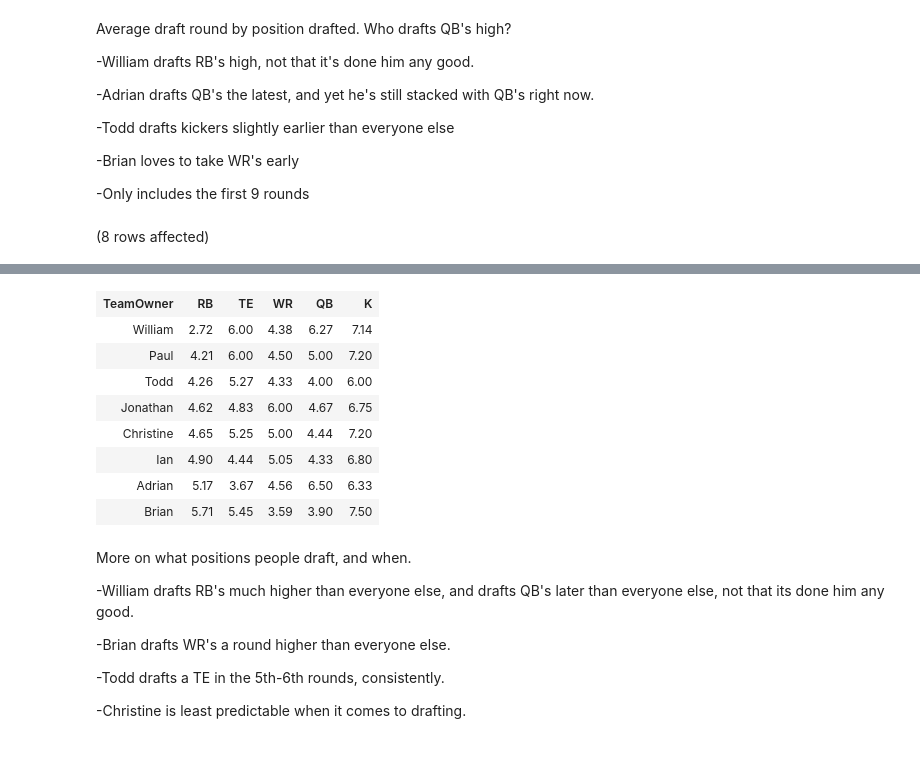
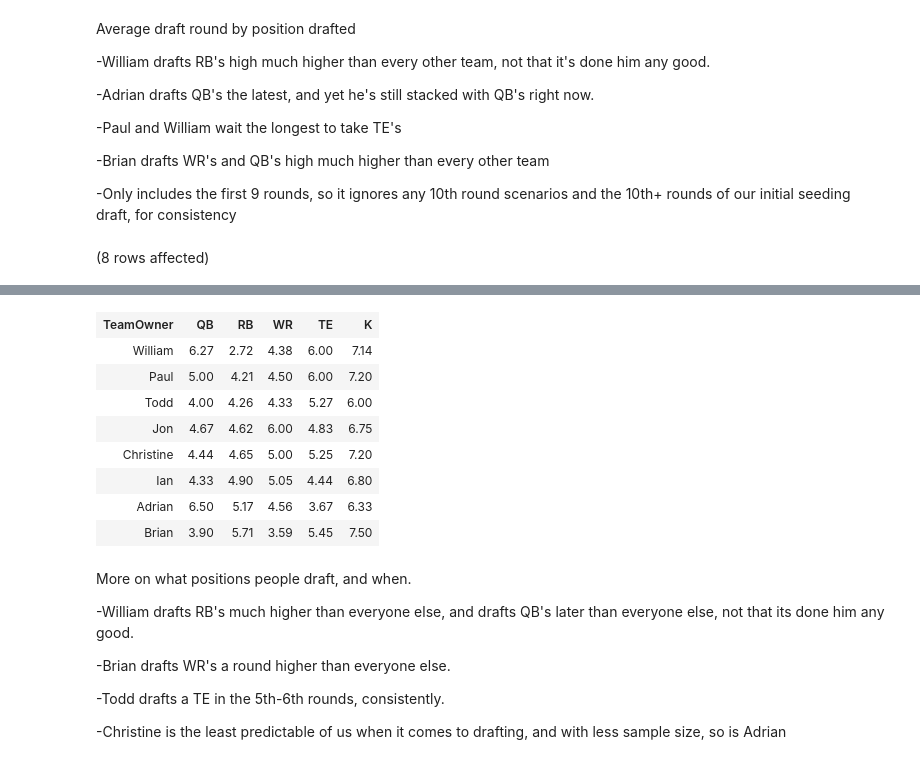
Before and after one commit to williamadba/dynastyffl, a Jupyter notebook: draft analysis.ipynb, the cells around one changed output, grey strips where cells are left out. Saved outputs shown, nothing was run; the diff lists cells and outputs as text; code cells hidden in the pictures.

```diff
--- a/draft analysis.ipynb
+++ b/draft analysis.ipynb
@@ -132,24 +146,25 @@ Total execution time: 00:00:00.0637959
 # %% [markdown]
-Average draft round by position drafted. Who drafts QB's high?
+Average draft round by position drafted
 
--William drafts RB's high, not that it's done him any good.
+-William drafts RB's high much higher than every other team, not that it's done him any good.
 
 -Adrian drafts QB's the latest, and yet he's still stacked with QB's right now.
 
--Todd drafts kickers slightly earlier than everyone else
+-Paul and William wait the longest to take TE's
 
--Brian loves to take WR's early
+-Brian drafts WR's and QB's high much higher than every other team
 
--Only includes the first 9 rounds
+-Only includes the first 9 rounds, so it ignores any 10th round scenarios and the 10th+ rounds of our initial seeding draft, for consistency
 # %%
-select TeamOwner, RB = cast(RB as decimal(9,2)), TE = cast(TE as decimal(9,2)), WR = cast(WR as decimal(9,2)), QB = cast(QB as decimal(9,2)), K = cast(K as decimal(9,2)) from (
+select TeamOwner, QB = cast(QB as decimal(9,2)), RB = cast(RB as decimal(9,2)), WR = cast(WR as decimal(9,2)), TE = cast(TE as decimal(9,2)), K = cast(K as decimal(9,2))
+from (
 select t.TeamOwner, dr.position, Avg_draft_round = cast(round(avg(draft_round*1.),2) as decimal(9,2)) from draftresults  dr
 inner join team t on t.id = dr.TeamID
 where draft_round <= 9
-and t.TeamOwner not in ('Michael','Patrick')
+and t.TeamOwner not in ('Cody','Patrick')
 group by t.TeamOwner, dr.Position
 ) x
 PIVOT (AVG(Avg_draft_round) for Position in (RB, TE, WR, QB, K)) as pvt
-ORDER BY RB;
+ORDER BY RB asc;
 # %% [output]
 (8 rows affected)
@@ -157,12 +172,12 @@ Total execution time: 00:00:00.0700508
-| TeamOwner | RB | TE | WR | QB | K |
-| William | 2.72 | 6.00 | 4.38 | 6.27 | 7.14 |
-| Paul | 4.21 | 6.00 | 4.50 | 5.00 | 7.20 |
-| Todd | 4.26 | 5.27 | 4.33 | 4.00 | 6.00 |
-| Jonathan | 4.62 | 4.83 | 6.00 | 4.67 | 6.75 |
-| Christine | 4.65 | 5.25 | 5.00 | 4.44 | 7.20 |
-| Ian | 4.90 | 4.44 | 5.05 | 4.33 | 6.80 |
-| Adrian | 5.17 | 3.67 | 4.56 | 6.50 | 6.33 |
-| Brian | 5.71 | 5.45 | 3.59 | 3.90 | 7.50 |
+| TeamOwner | QB | RB | WR | TE | K |
+| William | 6.27 | 2.72 | 4.38 | 6.00 | 7.14 |
+| Paul | 5.00 | 4.21 | 4.50 | 6.00 | 7.20 |
+| Todd | 4.00 | 4.26 | 4.33 | 5.27 | 6.00 |
+| Jon | 4.67 | 4.62 | 6.00 | 4.83 | 6.75 |
+| Christine | 4.44 | 4.65 | 5.00 | 5.25 | 7.20 |
+| Ian | 4.33 | 4.90 | 5.05 | 4.44 | 6.80 |
+| Adrian | 6.50 | 5.17 | 4.56 | 3.67 | 6.33 |
+| Brian | 3.90 | 5.71 | 3.59 | 5.45 | 7.50 |
 # %% [markdown]
 More on what positions people draft, and when.
 
@@ -172,6 +187,6 @@ More on what positions people draft, and when.
 
 -Todd drafts a TE in the 5th-6th rounds, consistently.
 
--Christine is least predictable when it comes to drafting.
+-Christine is the least predictable of us when it comes to drafting, and with less sample size, so is Adrian
 # %%
 select t.TeamOwner, dr.position
```
Also changed, not shown: parts of 23 cells of this notebook, 1 other file.
